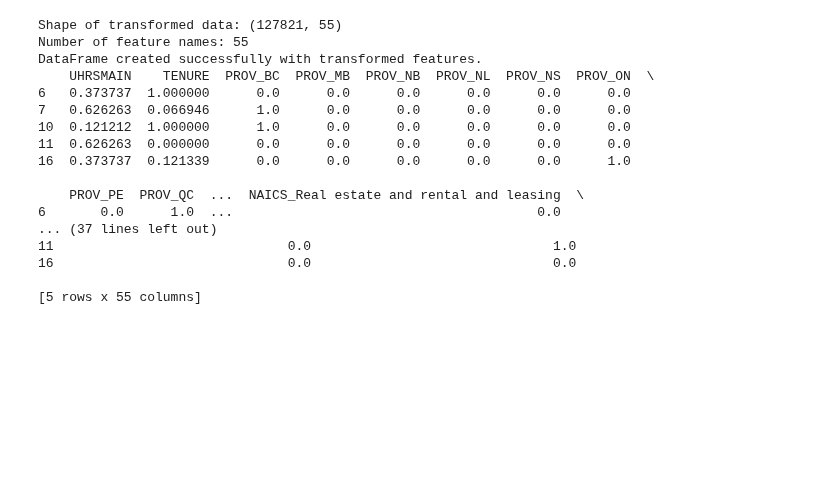
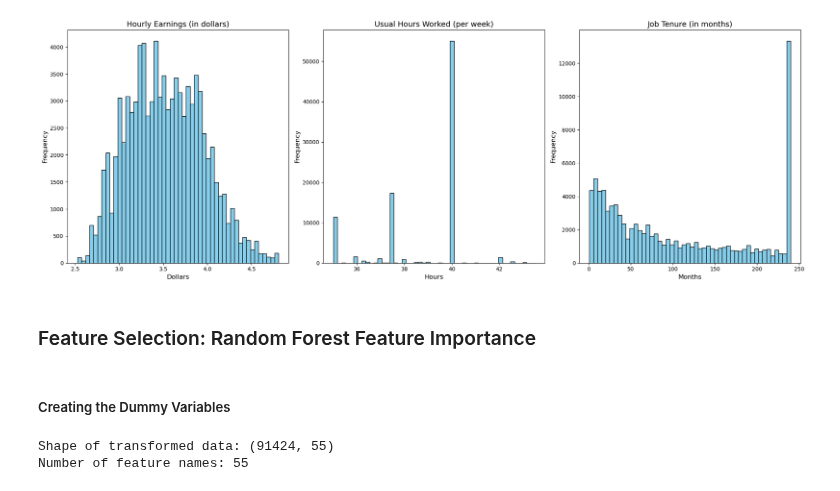
Before and after one commit to harpkang/CIND820_CAPSTONE, a Jupyter notebook: Code/kang_harpreet_code_cind820.ipynb, the cells around one changed output. Cells and saved outputs as stored; diff of their text form; code cells hidden in the pictures; blank space fills up the shorter version.

```diff
--- a/Code/kang_harpreet_code_cind820.ipynb
+++ b/Code/kang_harpreet_code_cind820.ipynb
@@ -686,0 +698,2 @@ unique_values_table.reset_index(drop=True,inplace=True)
+# %%
+data3['HRLYEARN']=np.log(data3['HRLYEARN'])
@@ -686,0 +711,16 @@ unique_values_table.reset_index(drop=True,inplace=True)
+# %%
+Q1_UHRSMAIN = np.percentile(data3['UHRSMAIN'], 25)
+Q2_UHRSMAIN = np.percentile(data3['UHRSMAIN'], 50)
+Q3_UHRSMAIN = np.percentile(data3['UHRSMAIN'], 75)
+min_value_UHRSMAIN = np.min(data3['UHRSMAIN'])
+max_value_UHRSMAIN = np.max(data3['UHRSMAIN'])
+IQR_UHRSMAIN = Q3_UHRSMAIN - Q1_UHRSMAIN
+#print("Five Number Summary Q1,Q2,Q3,min_value,max_value, and IQR:",Q1_UHRSMAIN,Q2_UHRSMAIN,Q3_UHRSMAIN, min_value_UHRSMAIN,max_value_UHRSMAIN, IQR_UHRSMAIN)
+# %%
+Q1_TENURE = np.percentile(data3['TENURE'], 25)
+Q2_TENURE = np.percentile(data3['TENURE'], 50)
+Q3_TENURE = np.percentile(data3['TENURE'], 75)
+min_value_TENURE = np.min(data3['TENURE'])
+max_value_TENURE = np.max(data3['TENURE'])
+IQR_TENURE = Q3_TENURE - Q1_TENURE
+#print("Five Number Summary Q1,Q2,Q3,min_value,max_value, and IQR:",Q1_TENURE,Q2_TENURE,Q3_TENURE, min_value_TENURE,max_value_TENURE, IQR_TENURE)
@@ -689,6 +739,6 @@ data4=data3[:]
 # Crating a newdataframe to remove the outliers from data3
 # %%
 #removing the outliers from the dataset
-data4 = data4[(data4['HRLYEARN'] >= (Q1_HRLYEARN - 1.5 * IQR_HRLYEARN)) & (data4['HRLYEARN'] <= (Q3_HRLYEARN + 1.5 * IQR_HRLYEARN))]
-data4 = data4[(data4['UHRSMAIN'] >= (Q1_UHRSMAIN - 1.5 * IQR_UHRSMAIN)) & (data4['UHRSMAIN'] <= (Q3_UHRSMAIN + 1.5 * IQR_UHRSMAIN))]
-data4 = data4[(data4['TENURE'] >= (Q1_TENURE - 1.5 * IQR_TENURE)) & (data4['TENURE'] <= (Q3_TENURE + 1.5 * IQR_TENURE))]
+data4 = data4[(data4['HRLYEARN'] >= (Q1_HRLYEARN - 1 * IQR_HRLYEARN)) & (data4['HRLYEARN'] <= (Q3_HRLYEARN + 1.5 * IQR_HRLYEARN))]
+data4 = data4[(data4['UHRSMAIN'] >= (Q1_UHRSMAIN - 1 * IQR_UHRSMAIN)) & (data4['UHRSMAIN'] <= (Q3_UHRSMAIN + 1.5 * IQR_UHRSMAIN))]
+data4 = data4[(data4['TENURE'] >= (Q1_TENURE - 1 * IQR_TENURE)) & (data4['TENURE'] <= (Q3_TENURE + 1.5 * IQR_TENURE))]
@@ -714,3 +777,9 @@ summary_statistics_table_continuous_variables_after_outliers=statistics_table(da
+# %%
+create_histogram([data4['HRLYEARN'], data4['UHRSMAIN'], data4['TENURE']])
+# %% [output]
+[figure, added]
+# %% [markdown]
+### Feature Selection: Random Forest Feature Importance
 # %%
 data5=data4[:]
 # Creating new data frame after removing the outliers
@@ -718,6 +787,8 @@ data5=data4[:]
 data5.rename(columns={'AGE_12': 'AGE'}, inplace=True)
 # Renaming the age column
 data5.rename(columns={'NAICS_21':'NAICS'},inplace=True)
+# %% [markdown]
+##### Creating the Dummy Variables
 # %%
 categorical_features = ['PROV', 'CMA', 'AGE', 'SEX', 'MARSTAT', 'EDUC', 'IMMIG', 'NAICS', 'UNION', 'FIRMSIZE']
 continuous_features = ['UHRSMAIN', 'TENURE']
@@ -753,29 +824,14 @@ print("Number of feature names:", len(feature_names))
 X_transformed_dense = X_transformed.toarray()
 
 # Create a DataFrame with transformed features and set the original index
-try:
-    X_transformed_df = pd.DataFrame(X_transformed_dense, columns=feature_names, index=data5.index)
-    print("DataFrame created successfully with transformed features.")
-    print(X_transformed_df.head())
-except ValueError as e:
-    print("Error creating DataFrame:", e)
-    print("Number of columns in transformed data:", X_transformed_dense.shape[1])
-    print("Number of feature names:", len(feature_names))
+#try:
+X_transformed_df = pd.DataFrame(X_transformed_dense, columns=feature_names, index=data5.index)
+    #print("DataFrame created successfully with transformed features.")
+    #print(X_transformed_df.head())
+#except ValueError as e:
+    #print("Error creating DataFrame:", e)
+    #print("Number of columns in transformed data:", X_transformed_dense.shape[1])
+    #print("Number of feature names:", len(feature_names))
 # %% [output]
-Shape of transformed data: (127821, 55)
+Shape of transformed data: (91424, 55)
 Number of feature names: 55
-DataFrame created successfully with transformed features.
-    UHRSMAIN    TENURE  PROV_BC  PROV_MB  PROV_NB  PROV_NL  PROV_NS  PROV_ON  \
-6   0.373737  1.000000      0.0      0.0      0.0      0.0      0.0      0.0
-7   0.626263  0.066946      1.0      0.0      0.0      0.0      0.0      0.0
-10  0.121212  1.000000      1.0      0.0      0.0      0.0      0.0      0.0
-11  0.626263  0.000000      0.0      0.0      0.0      0.0      0.0      0.0
-16  0.373737  0.121339      0.0      0.0      0.0      0.0      0.0      1.0
-
-    PROV_PE  PROV_QC  ...  NAICS_Real estate and rental and leasing  \
-6       0.0      1.0  ...                                       0.0
-... (37 lines left out)
-11                              0.0                               1.0
-16                              0.0                               0.0
-
-[5 rows x 55 columns]
```
Also changed, not shown: parts of 116 cells of this notebook, 16 other files.
